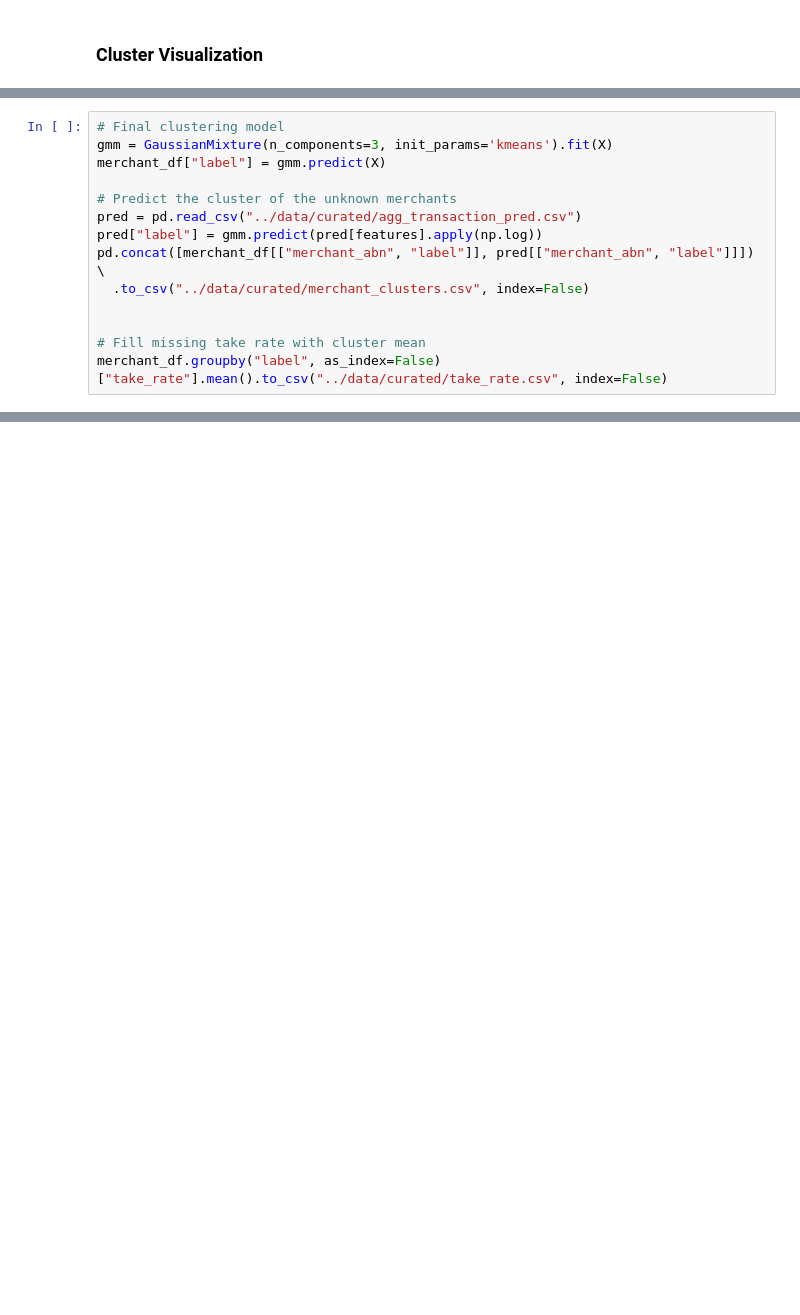
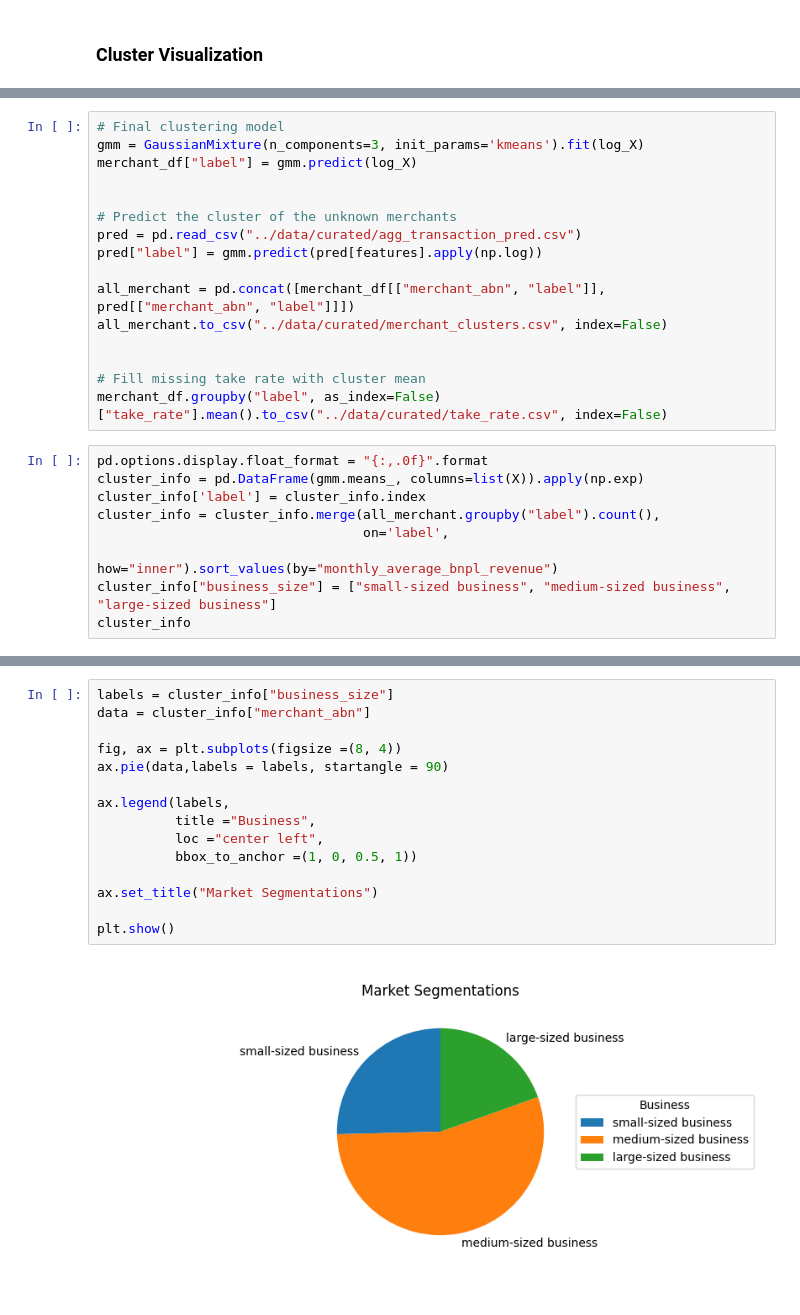
Before and after one commit to MAST30034-Applied-Data-Science/generic-buy-now-pay-later-project-group-8, a Jupyter notebook: notebooks/A_Y_H_Cluster.ipynb, the cells around one changed output, grey strips where cells are left out. Saved outputs shown, nothing was run; the diff lists cells and outputs as text; blank space fills up the shorter version.

```diff
--- a/notebooks/A_Y_H_Cluster.ipynb
+++ b/notebooks/A_Y_H_Cluster.ipynb
@@ -257,14 +257,25 @@ fg4 = visualize_cluster(MeanShift(bandwidth=1.984250), log_X, "MeanShift Cluster
 # %%
 # Final clustering model
-gmm = GaussianMixture(n_components=3, init_params='kmeans').fit(X)
-merchant_df["label"] = gmm.predict(X)
+gmm = GaussianMixture(n_components=3, init_params='kmeans').fit(log_X)
+merchant_df["label"] = gmm.predict(log_X)
+
 
 # Predict the cluster of the unknown merchants
 pred = pd.read_csv("../data/curated/agg_transaction_pred.csv")
 pred["label"] = gmm.predict(pred[features].apply(np.log))
-pd.concat([merchant_df[["merchant_abn", "label"]], pred[["merchant_abn", "label"]]]) \
-  .to_csv("../data/curated/merchant_clusters.csv", index=False)
+
+all_merchant = pd.concat([merchant_df[["merchant_abn", "label"]], pred[["merchant_abn", "label"]]])
+all_merchant.to_csv("../data/curated/merchant_clusters.csv", index=False)
 
 
 # Fill missing take rate with cluster mean
 merchant_df.groupby("label", as_index=False)["take_rate"].mean().to_csv("../data/curated/take_rate.csv", index=False)
+# %%
+pd.options.display.float_format = "{:,.0f}".format
+cluster_info = pd.DataFrame(gmm.means_, columns=list(X)).apply(np.exp)
+cluster_info['label'] = cluster_info.index
+cluster_info = cluster_info.merge(all_merchant.groupby("label").count(),
+                                  on='label',
+                                  how="inner").sort_values(by="monthly_average_bnpl_revenue")
+cluster_info["business_size"] = ["small-sized business", "medium-sized business", "large-sized business"]
+cluster_info
@@ -270,0 +287,17 @@ merchant_df.groupby("label", as_index=False)["take_rate"].mean().to_csv("../data
+# %%
+labels = cluster_info["business_size"]
+data = cluster_info["merchant_abn"]
+
+fig, ax = plt.subplots(figsize =(8, 4))
+ax.pie(data,labels = labels, startangle = 90)
+
+ax.legend(labels,
+          title ="Business",
+          loc ="center left",
+          bbox_to_anchor =(1, 0, 0.5, 1))
+
+ax.set_title("Market Segmentations")
+
+plt.show()
+# %% [output]
+[figure, added]
```
Also changed, not shown: parts of 7 cells of this notebook.
